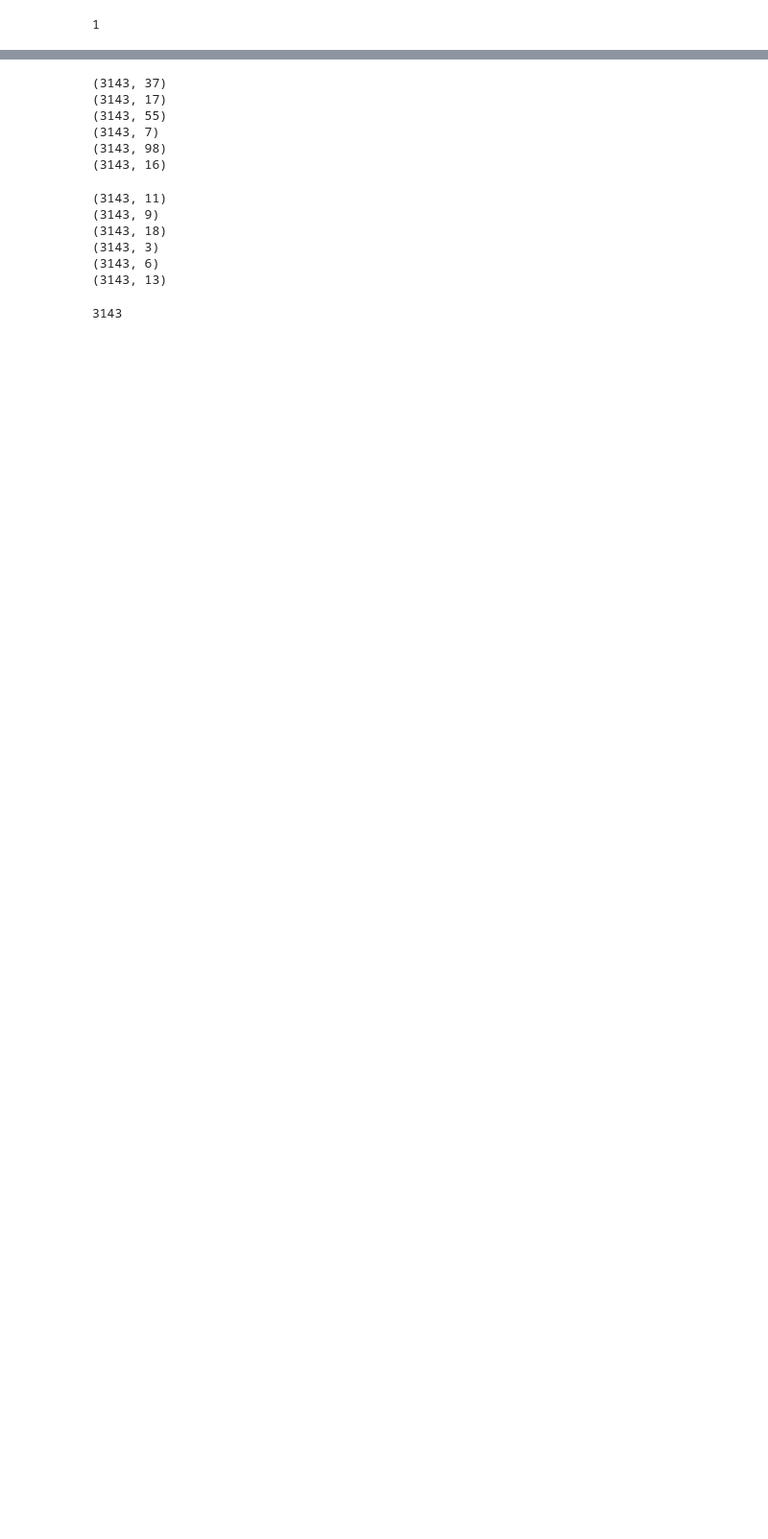
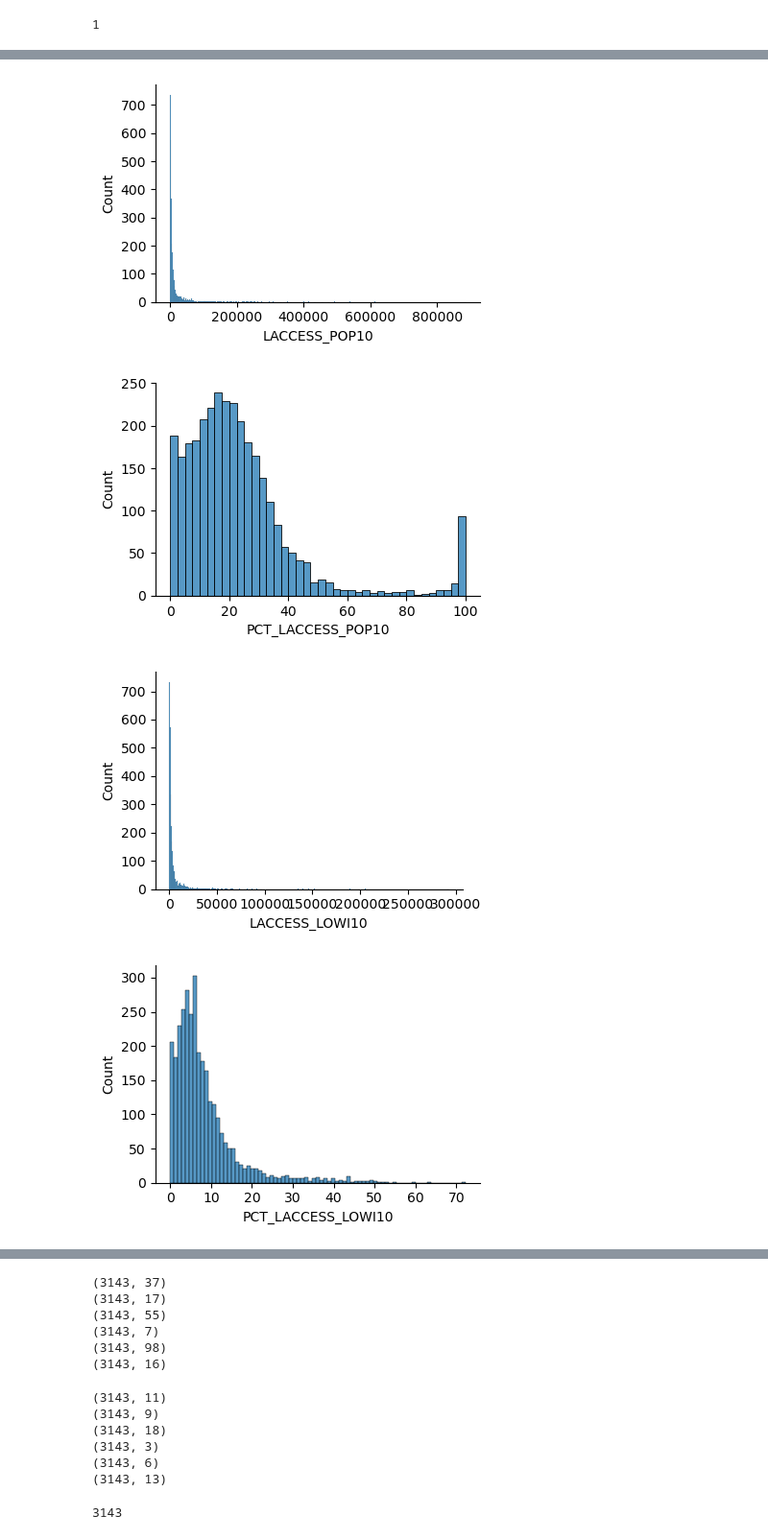
Before and after one commit to tsherpa9/capstone, a Jupyter notebook: src/Preprocessing.ipynb, the cells around one changed output, grey strips where cells are left out. Shown: that part at 96% size. Cells and saved outputs as stored; diff of their text form; code cells hidden in the pictures; blank space fills up the shorter version.

```diff
--- a/src/Preprocessing.ipynb
+++ b/src/Preprocessing.ipynb
@@ -116,4 +170,0 @@ sns.displot(data=outlier, x='dif')
-# %%
-cols10 = ['PCT_NHWHITE10', 'PCT_NHBLACK10', 'PCT_HISP10', 'PCT_NHASIAN10', 'PCT_NHNA10', 'PCT_NHPI10']
-for c in cols10:
-    sns.displot(data=soc_ec, x=c)
@@ -129,0 +177,8 @@ for c in cols10:
+# %%
+access10 = ['FIPS', 'State', 'LACCESS_POP10', 'PCT_LACCESS_POP10','LACCESS_LOWI10','PCT_LACCESS_LOWI10']
+soc_ec10 = ['FIPS','PCT_NHWHITE10', 'PCT_NHBLACK10', 'PCT_HISP10', 'PCT_NHASIAN10',
+            'PCT_NHNA10', 'PCT_NHPI10']
+
+df_10 = pd.DataFrame(access,
+                     columns=access10).merge(pd.DataFrame(soc_ec,columns=soc_ec10),on='FIPS')
+df_10
@@ -129,0 +199,11 @@ for c in cols10:
+# %%
+cols = list(df_10.columns)
+cols.remove('FIPS')
+cols.remove('State')
+for c in cols:
+    sns.displot(data=df_10, x=c, height=3, aspect=11.7/8.27)
+# %% [output]
+[figure, added]
+[figure, added]
+[figure, added]
+[figure, added]
```
Also changed, not shown: parts of 27 cells of this notebook.
